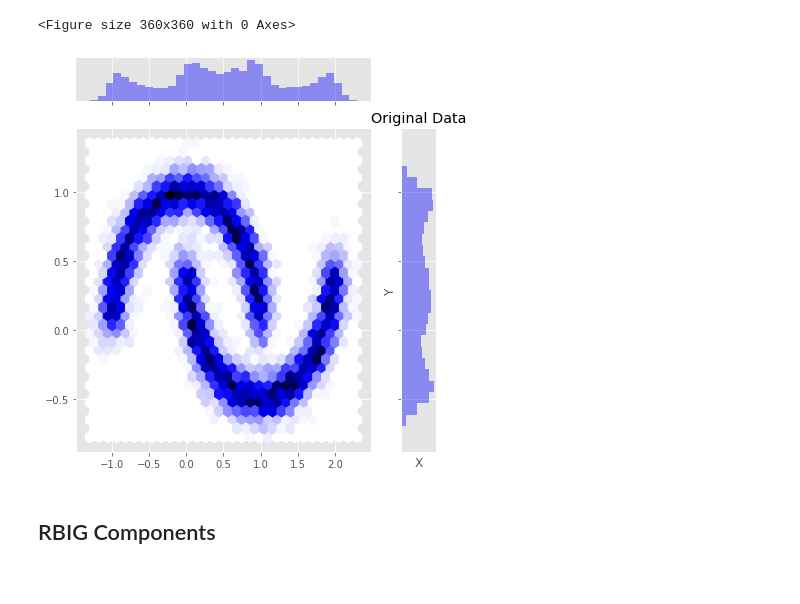
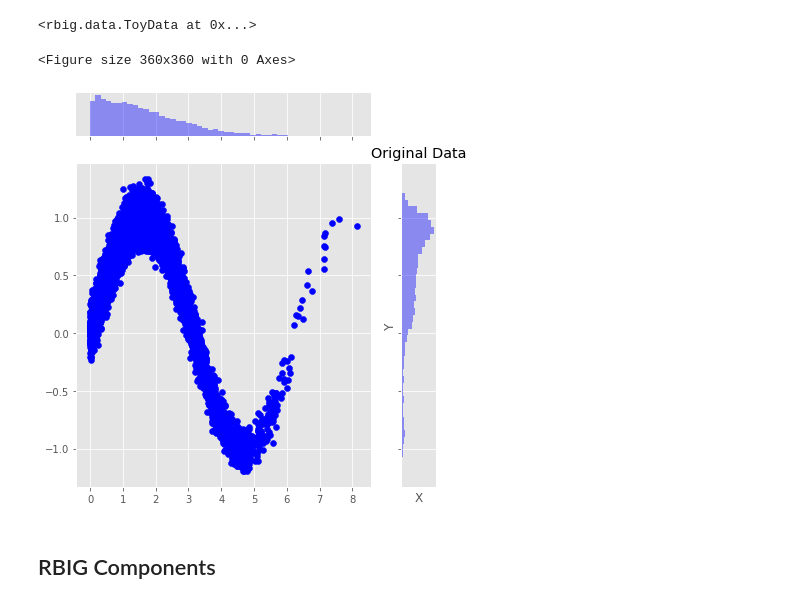
Before and after one commit to IPL-UV/rbig, a Jupyter notebook: notebooks/rbig_walkthrough_2.ipynb, the cells around one changed output. Saved outputs shown, nothing was run; the diff lists cells and outputs as text; code cells hidden in the pictures.

```diff
--- a/notebooks/rbig_walkthrough_2.ipynb
+++ b/notebooks/rbig_walkthrough_2.ipynb
@@ -24,7 +24,7 @@ def plot_2d_joint(data, color='blue'):
 
     fig  = plt.figure(figsize=(5, 5))
 
-    g = sns.jointplot(x=data[:, 0], y=data[:, 1], kind='hex', color=color)
+    g = sns.jointplot(x=data[:, 0], y=data[:, 1], kind='scatter', color=color)
     plt.xlabel('X')
     plt.ylabel('Y')
     plt.title('Original Data')
@@ -41,23 +41,28 @@ def plot_prob(data, probs):
     ax.set_ylabel('Y')
     cbar = plt.colorbar(h, )
     plt.show()
+# %%
+ToyData()
+# %% [output]
+<rbig.data.ToyData at 0x...>
 # %%
 seed = 123
 rng = np.random.RandomState(seed=seed)
-dataset = 'moons'
+dataset = 'rbig'
 n_samples = 10_000
 noise = 0.1
 random_state=123
 
 
-data = ToyData(dataset, n_samples, noise, random_state).generate_samples()
+data = ToyData(
+    dataset, n_samples, noise, random_state).generate_samples()
 X = data[:, 0]
 Y = data[:, 1]
 
 plot_2d_joint(data)
 # %% [output]
 <Figure size 360x360 with 0 Axes>
-[figure, old version]
+[figure, new version]
 # %% [markdown]
 ## RBIG Components
 # %% [markdown]
```
Also changed, not shown: parts of 16 cells of this notebook, 4 other files.
